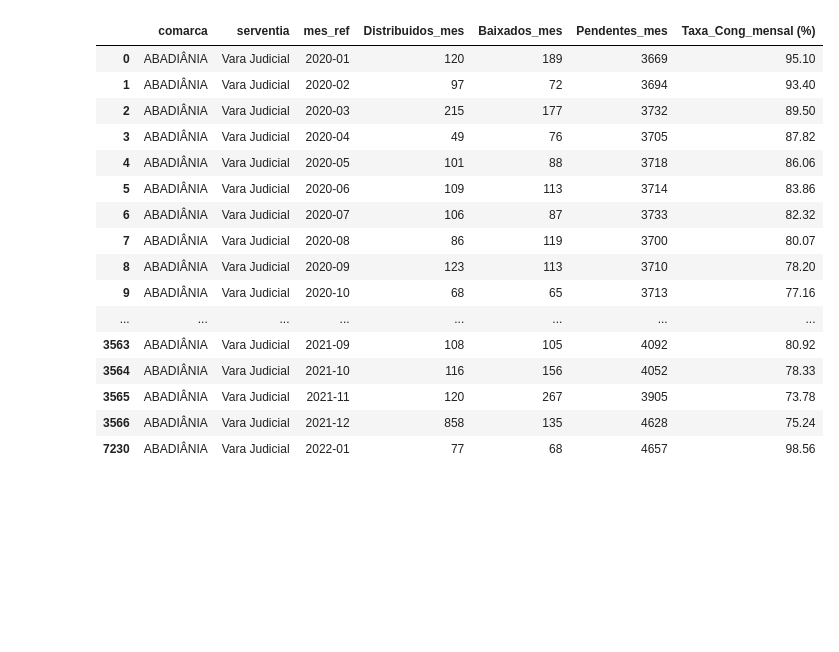
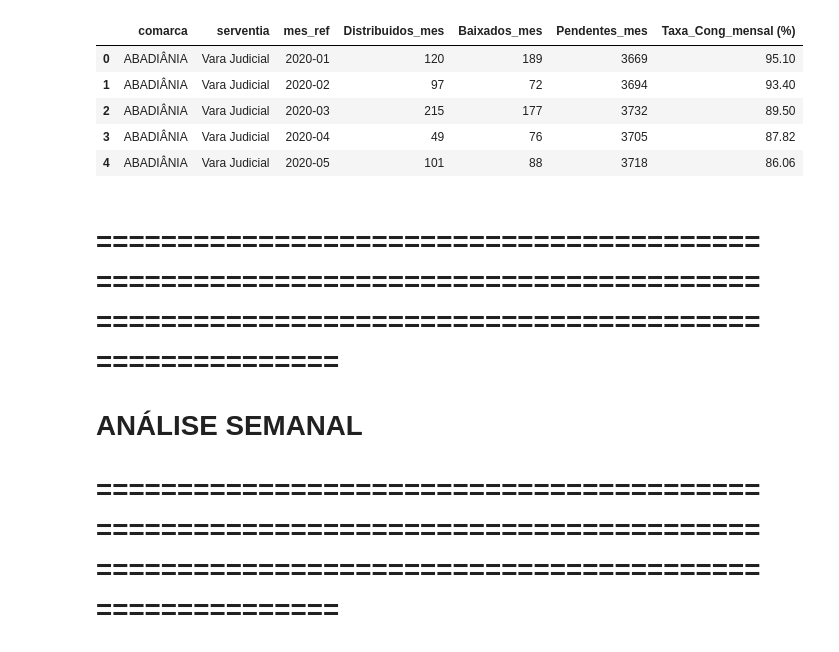
Before and after one commit to dvjuliocesar/TJGO_Projeto7_TxCongGeral, a Jupyter notebook: tx_cong_sep.ipynb, the cells around one changed output. Cells and saved outputs as stored; diff of their text form; code cells hidden in the pictures; blank space fills up the shorter version.

```diff
--- a/tx_cong_sep.ipynb
+++ b/tx_cong_sep.ipynb
@@ -6,5 +10,5 @@ import os
 # %%
-arquivo_csv = ('data/analise_txcg_2025_excluidas_servs_alteradas.csv')
+arquivo_csv = ('dataclean/processos_1.csv')
 df = pd.read_csv(arquivo_csv, sep='#', encoding='utf-8')
 print(df.shape)
 # %% [output]
@@ -182,5 +191,7 @@ len(df_ano)
 # %%
-df_ano = df_global_anual[df_global_anual['ano_ref'].astype(str) == '2020']
+# Grava cada arquivo ANUAL na pasta results
+ano_alvo = 2025
+df_ano = df_global_anual[df_global_anual['ano_ref'].dt.year == ano_alvo]
 os.makedirs("results", exist_ok=True)
-df_ano.to_csv("results/tx_2020.csv", sep=",", index=False, encoding="utf-8-sig")
+df_ano.to_csv(f"results/tx_{ano_alvo}.csv", sep=",", index=False, encoding="utf-8-sig")
 # %%
@@ -367,26 +379,15 @@ df_results_mensal.head(13)
 # %%
 filtro = (
     (df_results_mensal['comarca'] == 'ABADIÂNIA') &
     (df_results_mensal['serventia'] == 'Vara Judicial') #&
     #(df_results_mensal['mes_ref'].astype(str).str.contains('2021'))
 )
-df_results_mensal[filtro].head(25)
+df_results_mensal[filtro].head()
 # %% [output]
 |  | comarca | serventia | mes_ref | Distribuidos_mes | Baixados_mes | Pendentes_mes | Taxa_Cong_mensal (%) |
 | 0 | ABADIÂNIA | Vara Judicial | 2020-01 | 120 | 189 | 3669 | 95.10 |
 | 1 | ABADIÂNIA | Vara Judicial | 2020-02 | 97 | 72 | 3694 | 93.40 |
 | 2 | ABADIÂNIA | Vara Judicial | 2020-03 | 215 | 177 | 3732 | 89.50 |
 | 3 | ABADIÂNIA | Vara Judicial | 2020-04 | 49 | 76 | 3705 | 87.82 |
 | 4 | ABADIÂNIA | Vara Judicial | 2020-05 | 101 | 88 | 3718 | 86.06 |
-| 5 | ABADIÂNIA | Vara Judicial | 2020-06 | 109 | 113 | 3714 | 83.86 |
-| 6 | ABADIÂNIA | Vara Judicial | 2020-07 | 106 | 87 | 3733 | 82.32 |
-| 7 | ABADIÂNIA | Vara Judicial | 2020-08 | 86 | 119 | 3700 | 80.07 |
-| 8 | ABADIÂNIA | Vara Judicial | 2020-09 | 123 | 113 | 3710 | 78.20 |
-| 9 | ABADIÂNIA | Vara Judicial | 2020-10 | 68 | 65 | 3713 | 77.16 |
-| ... | ... | ... | ... | ... | ... | ... | ... |
-| 3563 | ABADIÂNIA | Vara Judicial | 2021-09 | 108 | 105 | 4092 | 80.92 |
-| 3564 | ABADIÂNIA | Vara Judicial | 2021-10 | 116 | 156 | 4052 | 78.33 |
-| 3565 | ABADIÂNIA | Vara Judicial | 2021-11 | 120 | 267 | 3905 | 73.78 |
-| 3566 | ABADIÂNIA | Vara Judicial | 2021-12 | 858 | 135 | 4628 | 75.24 |
-| 7230 | ABADIÂNIA | Vara Judicial | 2022-01 | 77 | 68 | 4657 | 98.56 |
 # %%
@@ -393 +395,5 @@ df_results_mensal[filtro].head(25)
 df_results_mensal.to_json("results_concat/tx_cong_mensal.json", orient="records", force_ascii=False)
+# %% [markdown]
+# ==========================================================================================================================================
+# ANÁLISE SEMANAL
+# ==========================================================================================================================================
```
Also changed, not shown: parts of 35 cells of this notebook.
